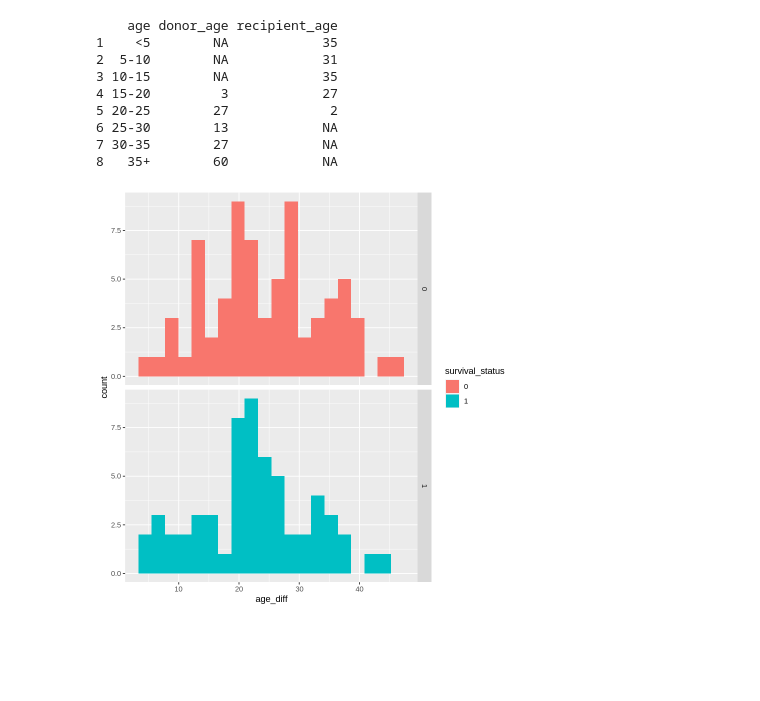
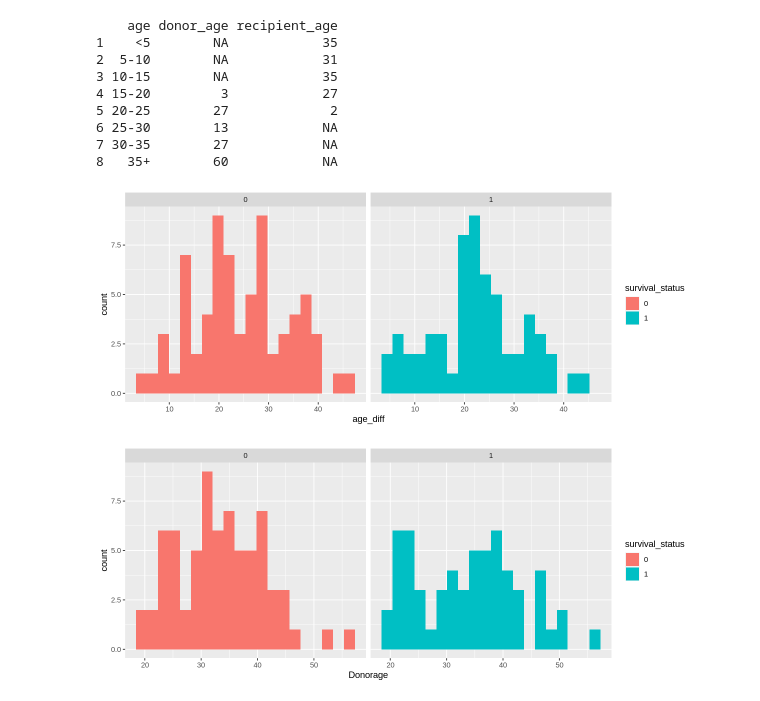
Before and after one commit to lattellie/23-03-DSCI-group-project, a Jupyter notebook: pre-visualization.ipynb, the cells around one changed output. Saved outputs shown, nothing was run; the diff lists cells and outputs as text; code cells hidden in the pictures; blank space fills up the shorter version.

Commit message:
edit graph age

```diff
--- a/pre-visualization.ipynb
+++ b/pre-visualization.ipynb
@@ -153,14 +168,22 @@ print.data.frame(age_summarize)
 7 30-35        27            NA
 8   35+        60            NA
 # %%
+options(repr.plot.width=10,repr.plot.height=4)
 age_diff_plot <- bone_age |>
 # revalue(str, c("0"="death", "1"="survival"))
 # mapvalues(from=c("0","1"),
 #           to=c("death","survival"))
 
 ggplot(aes(x=age_diff,fill=survival_status))+
 geom_histogram(bins=20)+
-facet_grid(rows=vars(survival_status))
+facet_grid(cols=vars(survival_status))
 age_diff_plot
+
+age_plot <- bone_age |>
+ggplot(aes(x=Donorage,fill=survival_status))+
+geom_histogram(bins=20)+
+facet_grid(cols=vars(survival_status))
+age_plot
 # %% [output]
-[figure, old version]
+[figure, new version]
+[figure, added]
```
Also changed, not shown: parts of 1 cell of this notebook.
